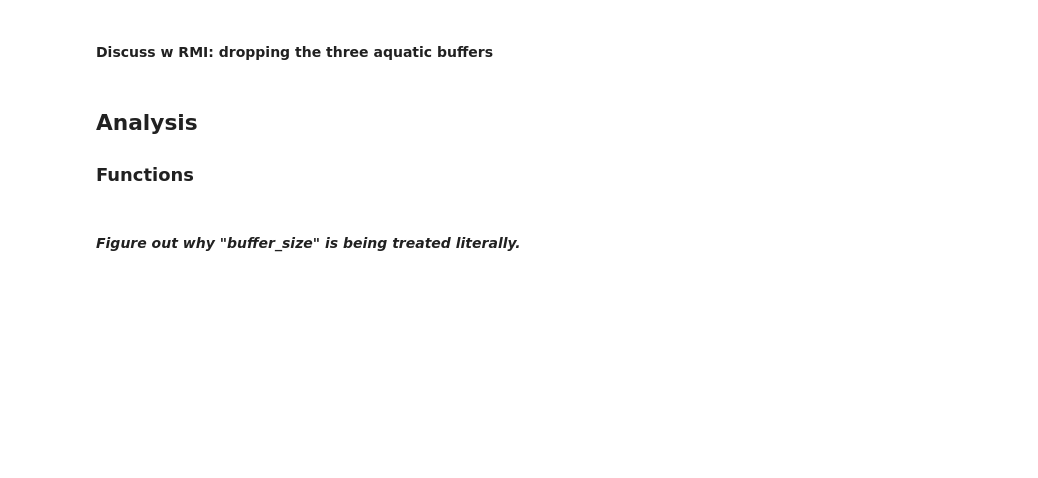
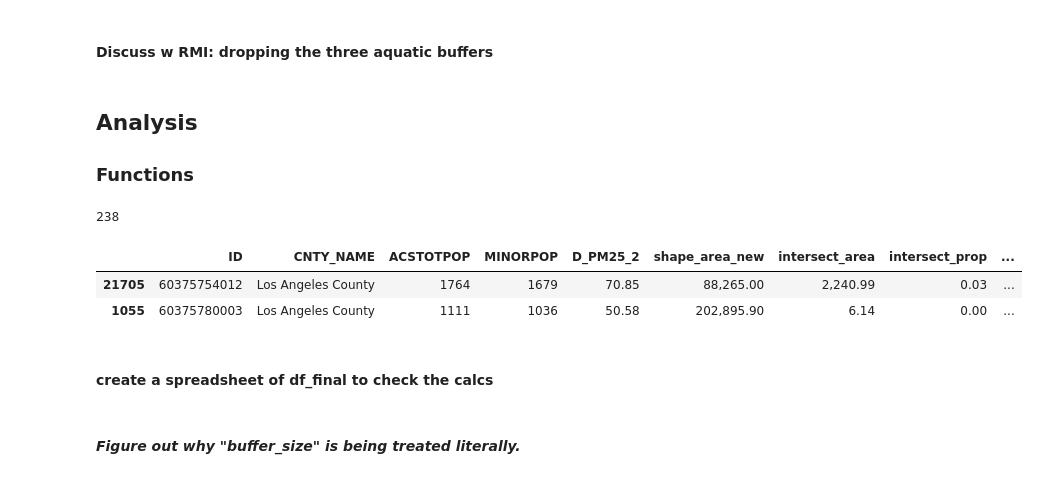
Before and after one commit to natebendermontana/capstone_rmi, a Jupyter notebook: bg_buffer_analysis.ipynb, the cells around one changed output. Saved outputs shown, nothing was run; the diff lists cells and outputs as text; code cells hidden in the pictures; blank space fills up the shorter version.

```diff
--- a/bg_buffer_analysis.ipynb
+++ b/bg_buffer_analysis.ipynb
@@ -101,3 +101,6 @@ def create_buffer_intersection(flares_df, social_df, buffer_size):
     bg_inbuffer = gp.overlay(social_df, all_buffers, how='intersection')  # could look at keep_geom=False
 
     return bg_inbuffer
+# %%
+buffer_size=2000
+test_intersection = create_buffer_intersection(ca_flares, ca_bg_joined, buffer_size)
@@ -103,0 +109,12 @@ def create_buffer_intersection(flares_df, social_df, buffer_size):
+# %%
+(df_final['intersect_prop'] != 0).sum()
+# %% [output]
+238
+# %%
+df_non_zero = df_final[df_final['intersect_prop'] != 0]
+# %%
+df_non_zero.sample(2)
+# %% [output]
+|  | ID | CNTY_NAME | ACSTOTPOP | MINORPOP | D_PM25_2 | shape_area_new | intersect_area | intersect_prop | ... |
+| 21705 | 60375754012 | Los Angeles County | 1764 | 1679 | 70.85 | 88,265.00 | 2,240.99 | 0.03 | ... |
+| 1055 | 60375780003 | Los Angeles County | 1111 | 1036 | 50.58 | 202,895.90 | 6.14 | 0.00 | ... |
@@ -154,6 +173,8 @@ def calc_intersect_stats(bg_inbuffer, social_df, ca_blockgroups, buffer_size):
     df_forpermutation.to_csv(F"data/df_{buffer_size}m_forpermutation.csv", index=False)
 
     return df_final
+# %% [markdown]
+#### create a spreadsheet of df_final to check the calcs
 # %%
 def calc_proportions(df, buffer_size, gen_table):
 
```
Also changed, not shown: parts of 15 cells of this notebook.
